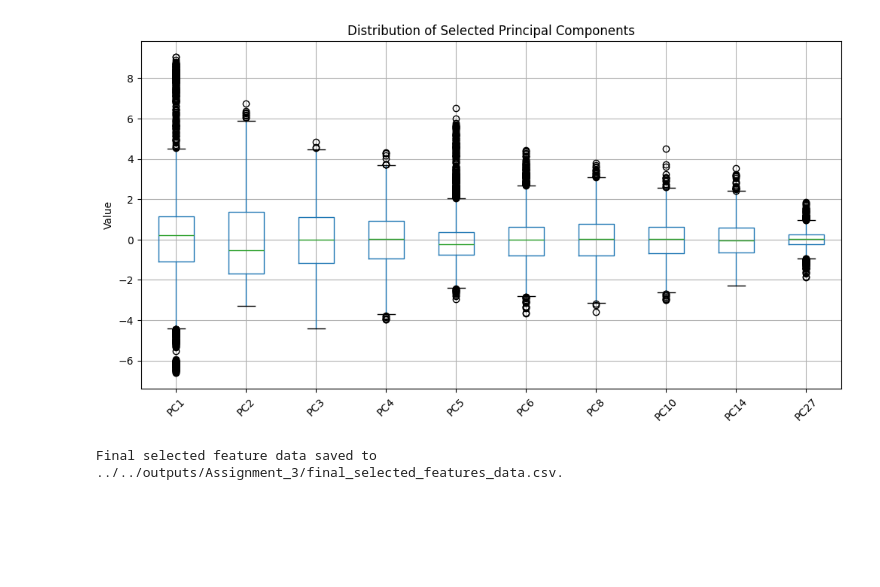
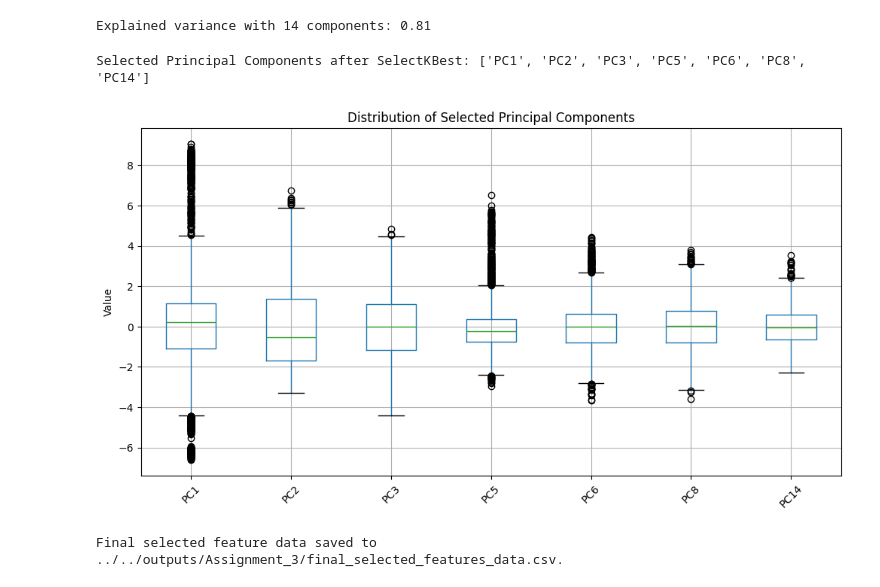
Before and after one commit to progdaddy/IT3212, a Jupyter notebook: notebook/Assignment_3/feature_selection.ipynb, the cells around one changed output. Cells and saved outputs as stored; diff of their text form; code cells hidden in the pictures; blank space fills up the shorter version.

```diff
--- a/notebook/Assignment_3/feature_selection.ipynb
+++ b/notebook/Assignment_3/feature_selection.ipynb
@@ -64,34 +85,48 @@ Smart ratio chosen components: 30
 pca_smart = PCA(n_components=best_n_components)
 X_train_pca_smart = pca_smart.fit_transform(X_train_scaled)
 X_test_pca_smart = pca_smart.transform(X_test_scaled)
+# %%
+# Step 3: Apply PCA with the chosen number of components
+pca_smart = PCA(n_components=best_n_components)
+X_train_pca_smart = pca_smart.fit_transform(X_train_scaled)
+X_test_pca_smart = pca_smart.transform(X_test_scaled)
+
+# Check cumulative variance with the selected components
+cumulative_variance_smart = np.cumsum(pca_smart.explained_variance_ratio_)
+print(f"Explained variance with {best_n_components} components: {cumulative_variance_smart[-1]:.2f}")
+# %% [output]
+Explained variance with 14 components: 0.81
 # %%
 # Step 4: Apply SelectKBest on PCA-transformed data
-k = 10  # Number of features to select; adjust as needed
+k = 7  # Number of features to select; adjust as needed
 selector = SelectKBest(score_func=f_classif, k=k)
 selector.fit(X_train_pca_smart, y_train)
 
 # Transform both the training and test sets based on selected PCA components
 X_train_selected = selector.transform(X_train_pca_smart)
 X_test_selected = selector.transform(X_test_pca_smart)
 
-# Step 5: Save the final transformed and selected features into a DataFrame and output file
+# Display selected components
 selected_components = [f'PC{i+1}' for i in range(best_n_components) if selector.get_support()[i]]
+print("Selected Principal Components after SelectKBest:", selected_components)
+
+# Step 5: Visualize the final selected components
 x_train_selected_df = pd.DataFrame(X_train_selected, columns=selected_components)
 
 plt.figure(figsize=(12, 6))
 x_train_selected_df.boxplot()
 plt.title('Distribution of Selected Principal Components')
 plt.ylabel('Value')
 plt.xticks(rotation=45)
 plt.show()
 
 x_train_selected_df['Target'] = y_train.reset_index(drop=True)
 
-
 # Save the final combined features to CSV
 final_output_path = '../../outputs/Assignment_3/final_selected_features_data.csv'
 x_train_selected_df.to_csv(final_output_path, index=False)
 print(f"Final selected feature data saved to {final_output_path}.")
 # %% [output]
+Selected Principal Components after SelectKBest: ['PC1', 'PC2', 'PC3', 'PC5', 'PC6', 'PC8', 'PC14']
-[figure, old version]
+[figure, new version]
-Final selected feature data saved to ../../outputs/Assignment_3/final_selected_features_data.csv.
+Final selected feature data saved to ../../outputs/Assignment_3/final_selected_features_data.csv.
```
Also changed, not shown: parts of 3 cells of this notebook.
